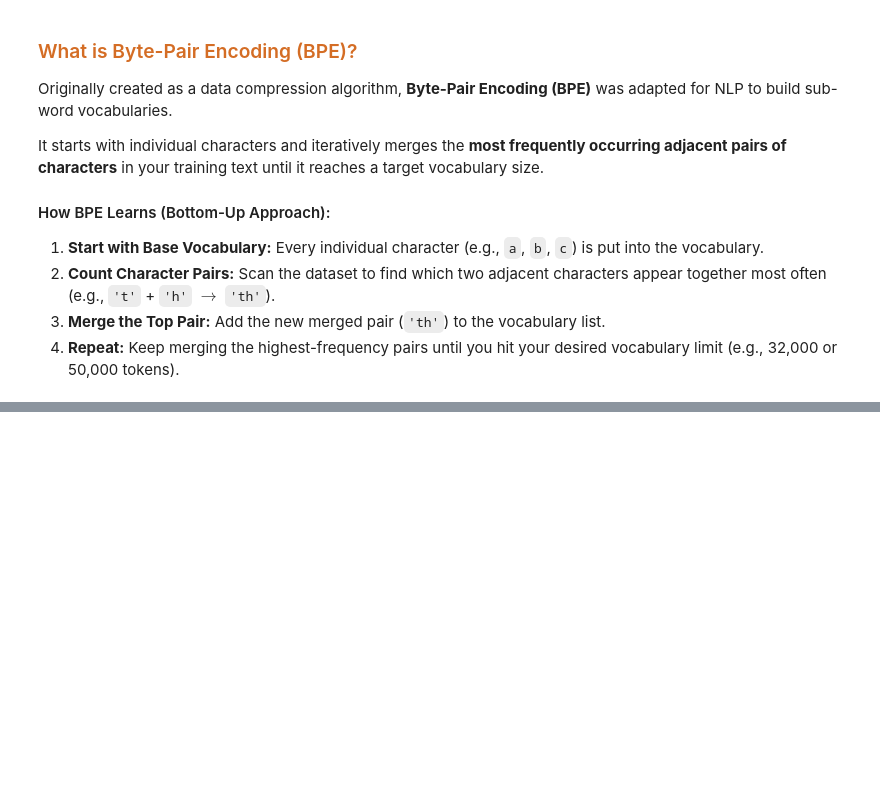
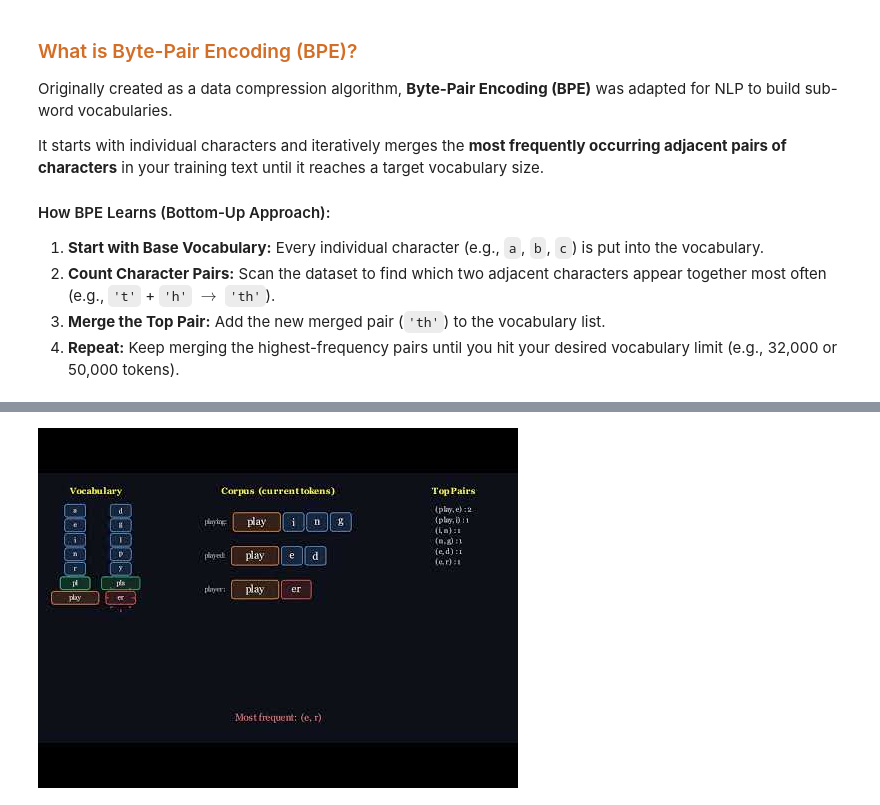
Before and after one commit to bhattacharjeeajay12/hands-on-ai-ml, a Jupyter notebook: chapter01/Chapter 2 - Tokens and Token Embeddings.ipynb, the cells around one changed output, grey strips where cells are left out. Saved outputs shown, nothing was run; the diff lists cells and outputs as text; code cells hidden in the pictures; blank space fills up the shorter version.

```diff
--- a/chapter01/Chapter 2 - Tokens and Token Embeddings.ipynb
+++ b/chapter01/Chapter 2 - Tokens and Token Embeddings.ipynb
@@ -358,0 +368,7 @@ It starts with individual characters and iteratively merges the **most frequentl
+# %%
+from IPython.display import YouTubeVideo
+
+# Pass the video ID (PnBmiZwzRSg) and set dimensions
+YouTubeVideo('PnBmiZwzRSg', width=800, height=450)
+# %% [output]
+[figure, added]
```
Also changed, not shown: parts of 3 cells of this notebook.
